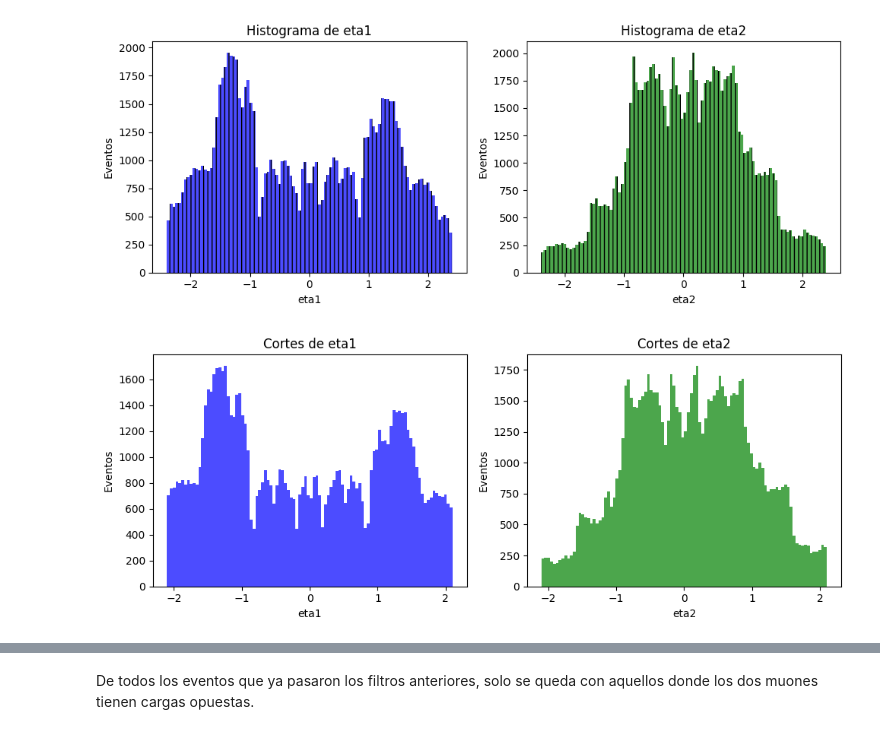
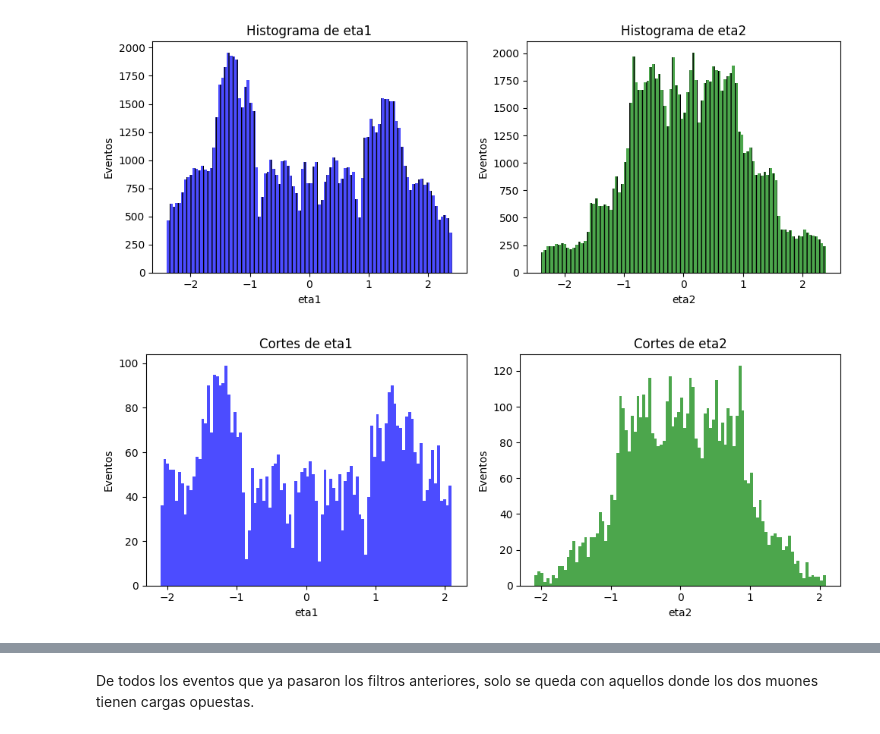
Before and after one commit to yosetcruz/Servicio-Social, a Jupyter notebook: Dimuon_DoubleMu.ipynb, the cells around one changed output, grey strips where cells are left out. Cells and saved outputs as stored; diff of their text form; code cells hidden in the pictures.

```diff
--- a/Dimuon_DoubleMu.ipynb
+++ b/Dimuon_DoubleMu.ipynb
@@ -105,4 +105,8 @@ plt.tight_layout()
 plt.show()
 # %% [output]
 [figure]
+# %%
+cut_eta = cut_pt[
+    (np.abs(cut_pt['eta1'])<2.1) &
+    (np.abs(cut_pt['eta2'])<2.1)]
 # %%
@@ -111,22 +115,22 @@ cut_eta2 = df[np.abs(df['eta2']) < 2.1]
 # %%
 plt.figure(figsize=(10, 4))
 
 plt.subplot(1, 2, 1)
-plt.hist(cut_eta1['eta1'].dropna(), bins=100, color='blue', alpha=0.7)
+plt.hist(cut_eta['eta1'].dropna(), bins=100, color='blue', alpha=0.7)
 plt.xlabel('eta1')
 plt.ylabel('Eventos')
 plt.title('Cortes de eta1')
 
 plt.subplot(1, 2, 2)
-plt.hist(cut_eta2['eta2'].dropna(), bins=100, color='green', alpha=0.7)
+plt.hist(cut_eta['eta2'].dropna(), bins=100, color='green', alpha=0.7)
 plt.xlabel('eta2')
 plt.ylabel('Eventos')
 plt.title('Cortes de eta2')
 
 plt.tight_layout()
 plt.show()
 # %% [output]
-[figure, old version]
+[figure, new version]
 # %%
 plt.figure(figsize=(10, 4))
 
```
Also changed, not shown: parts of 5 cells of this notebook.
